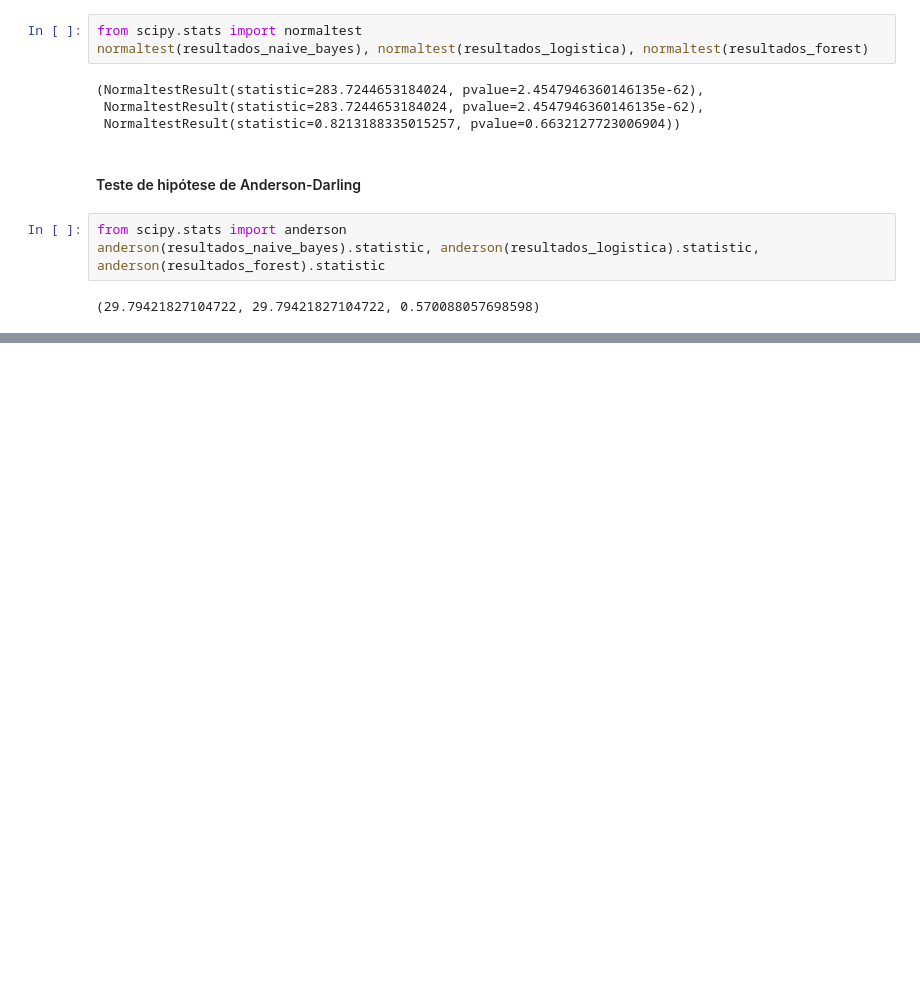
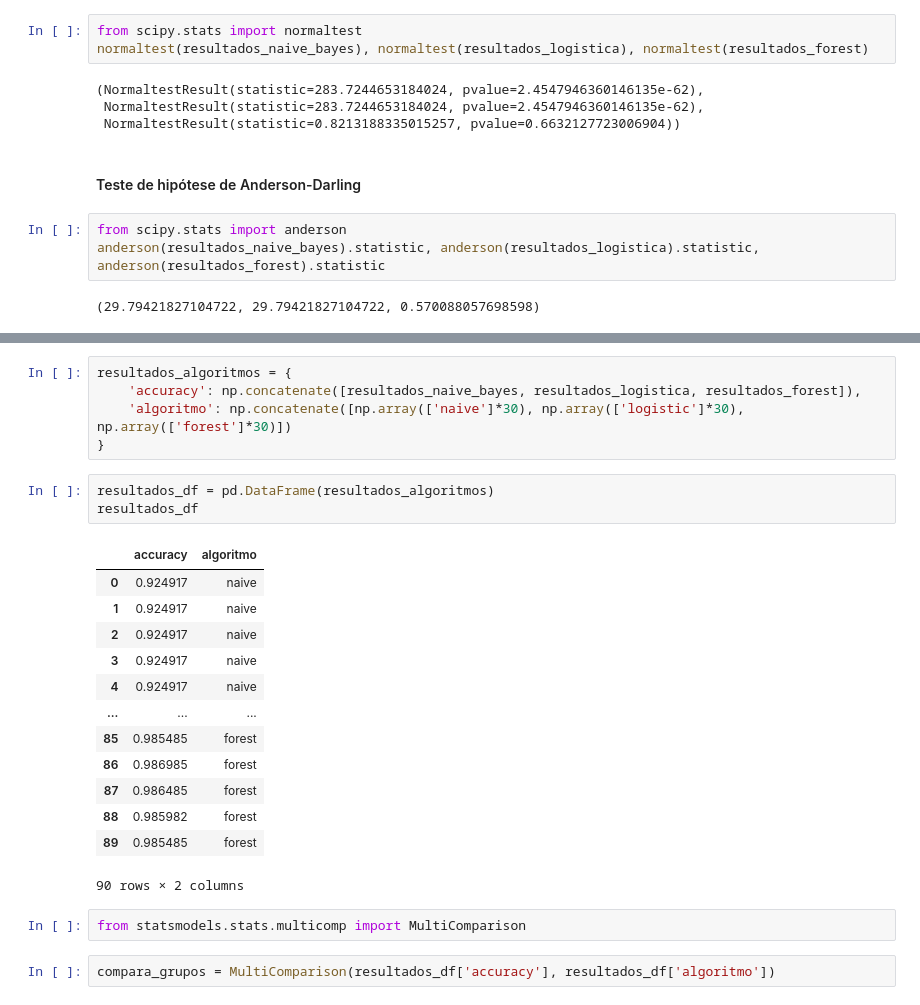
Before and after one commit to AlissonRaphael/statistics_for_data_science_and_machine_learning, a Jupyter notebook: 8_intervalo_confianca/avaliando_algoritmos_classificacao.ipynb, the cells around one changed output, grey strips where cells are left out. Saved outputs shown, nothing was run; the diff lists cells and outputs as text; blank space fills up the shorter version.

```diff
--- a/8_intervalo_confianca/avaliando_algoritmos_classificacao.ipynb
+++ b/8_intervalo_confianca/avaliando_algoritmos_classificacao.ipynb
@@ -295,0 +313,26 @@ p
+# %%
+resultados_algoritmos = {
+    'accuracy': np.concatenate([resultados_naive_bayes, resultados_logistica, resultados_forest]),
+    'algoritmo': np.concatenate([np.array(['naive']*30), np.array(['logistic']*30), np.array(['forest']*30)])
+}
+# %%
+resultados_df = pd.DataFrame(resultados_algoritmos)
+resultados_df
+# %% [output]
+|  | accuracy | algoritmo |
+| 0 | 0.924917 | naive |
+| 1 | 0.924917 | naive |
+| 2 | 0.924917 | naive |
+| 3 | 0.924917 | naive |
+| 4 | 0.924917 | naive |
+| ... | ... | ... |
+| 85 | 0.985485 | forest |
+| 86 | 0.986985 | forest |
+| 87 | 0.986485 | forest |
+| 88 | 0.985982 | forest |
+| 89 | 0.985485 | forest |
+90 rows × 2 columns
+# %%
+from statsmodels.stats.multicomp import MultiComparison
+# %%
+compara_grupos = MultiComparison(resultados_df['accuracy'], resultados_df['algoritmo'])
```
Also changed, not shown: parts of 26 cells of this notebook.
